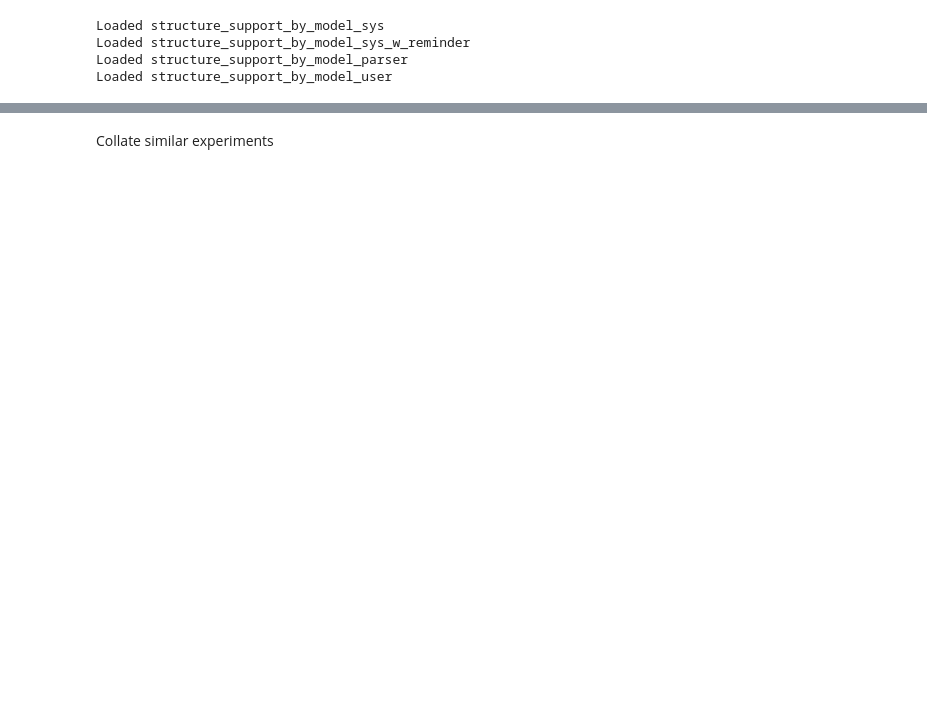
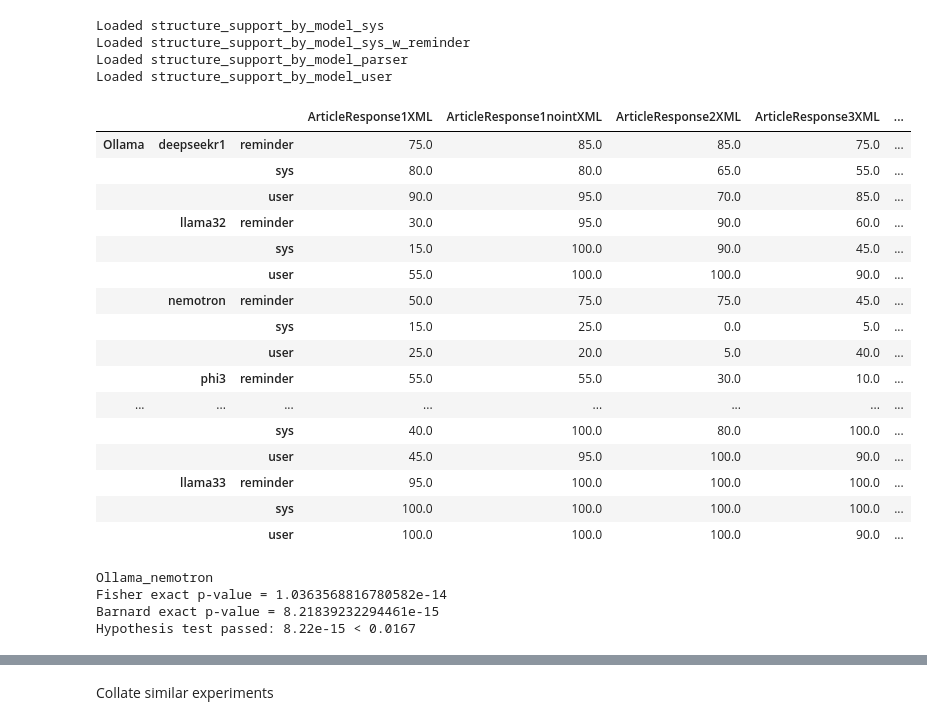
Before and after one commit to adocherty/mastering-structured-output, a Jupyter notebook: collate_and_test_results.ipynb, the cells around one changed output, grey strips where cells are left out. Saved outputs shown, nothing was run; the diff lists cells and outputs as text; code cells hidden in the pictures; blank space fills up the shorter version.

```diff
--- a/collate_and_test_results.ipynb
+++ b/collate_and_test_results.ipynb
@@ -163,3 +130,50 @@ Loaded structure_support_by_model_sys
 Loaded structure_support_by_model_sys_w_reminder
 Loaded structure_support_by_model_parser
 Loaded structure_support_by_model_user
+# %%
+results_to_table(
+    {
+        k.split("_")[-1]: results_sys_other[k]
+        for k in [
+            "structure_support_by_model_sys_w_reminder",
+            "structure_support_by_model_sys",
+            "structure_support_by_model_user",
+        ]
+    }
+)
+# %% [output]
+|  |  |  | ArticleResponse1XML | ArticleResponse1nointXML | ArticleResponse2XML | ArticleResponse3XML | ... |
+| Ollama | deepseekr1 | reminder | 75.0 | 85.0 | 85.0 | 75.0 | ... |
+|  |  | sys | 80.0 | 80.0 | 65.0 | 55.0 | ... |
+|  |  | user | 90.0 | 95.0 | 70.0 | 85.0 | ... |
+|  | llama32 | reminder | 30.0 | 95.0 | 90.0 | 60.0 | ... |
+|  |  | sys | 15.0 | 100.0 | 90.0 | 45.0 | ... |
+|  |  | user | 55.0 | 100.0 | 100.0 | 90.0 | ... |
+|  | nemotron | reminder | 50.0 | 75.0 | 75.0 | 45.0 | ... |
+|  |  | sys | 15.0 | 25.0 | 0.0 | 5.0 | ... |
+|  |  | user | 25.0 | 20.0 | 5.0 | 40.0 | ... |
+|  | phi3 | reminder | 55.0 | 55.0 | 30.0 | 10.0 | ... |
+| ... | ... | ... | ... | ... | ... | ... | ... |
+|  |  | sys | 40.0 | 100.0 | 80.0 | 100.0 | ... |
+|  |  | user | 45.0 | 95.0 | 100.0 | 90.0 | ... |
+|  | llama33 | reminder | 95.0 | 100.0 | 100.0 | 100.0 | ... |
+|  |  | sys | 100.0 | 100.0 | 100.0 | 100.0 | ... |
+|  |  | user | 100.0 | 100.0 | 100.0 | 90.0 | ... |
+# %%
+htest_sys_parser = compare_m_experiments(
+    {
+        k: results_sys_other[k]
+        for k in [
+            "structure_support_by_model_sys",
+            "structure_support_by_model_sys_w_reminder",
+        ]
+    },
+    bonferroni=3,
+    print_only_passed=True,
+    alternative="two-sided",
+)
+# %% [output]
+Ollama_nemotron
+Fisher exact p-value = 1.0363568816780582e-14
+Barnard exact p-value = 8.21839232294461e-15
+Hypothesis test passed: 8.22e-15 < 0.0167
```
Also changed, not shown: parts of 22 cells of this notebook, 4 other files.
